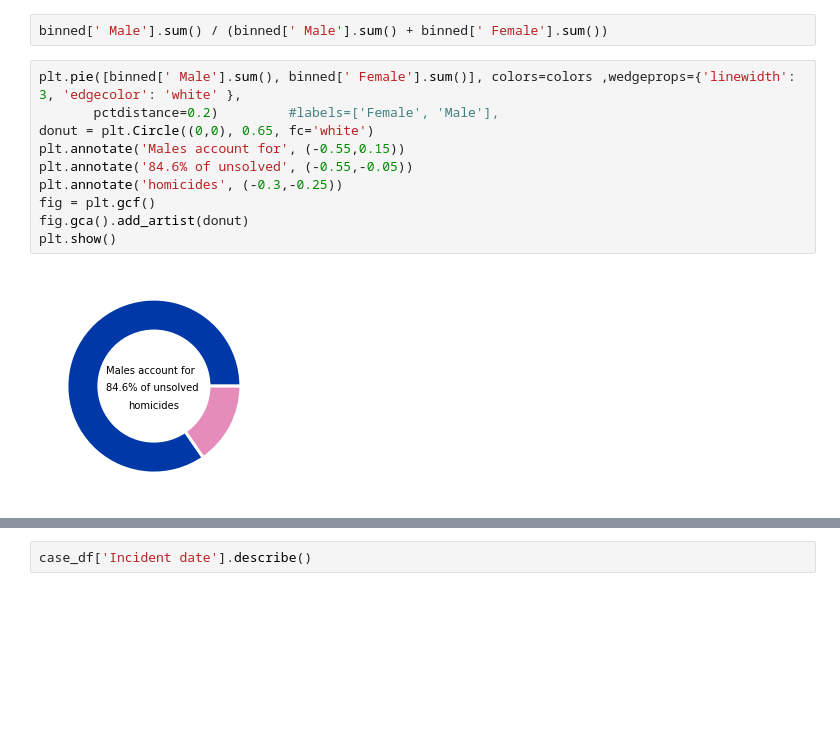
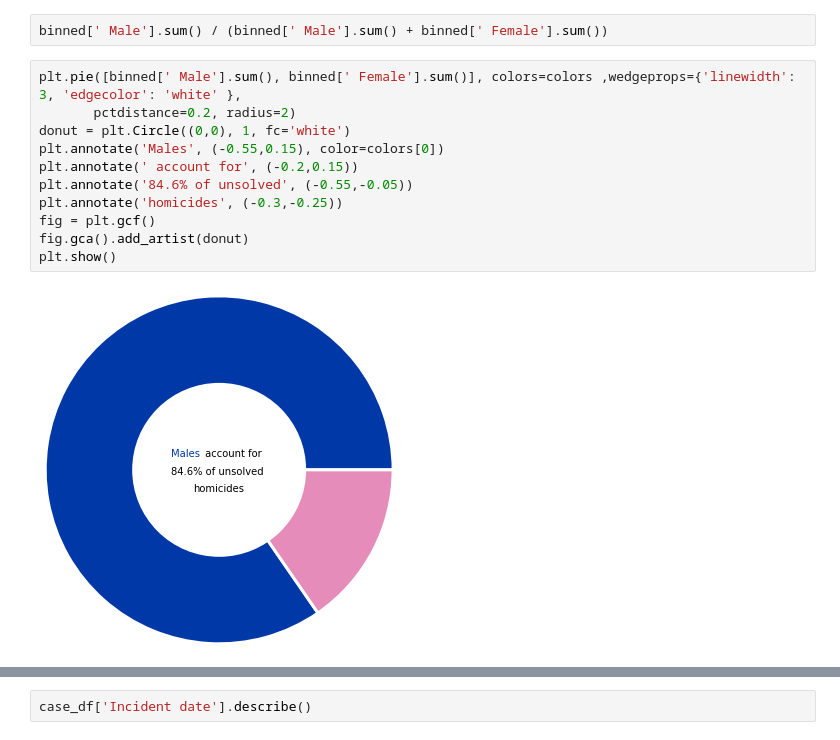
Before and after one commit to IsabelsRepo/IsabelsRepo, a Jupyter notebook: Data-Science/Unsolved Homicide Analysis/Unsolved_Homicides.ipynb, the cells around one changed output, grey strips where cells are left out. Drawn from its saved outputs; the diff is of its cells as text; blank space fills up the shorter version.

```diff
--- a/Data-Science/Unsolved Homicide Analysis/Unsolved_Homicides.ipynb
+++ b/Data-Science/Unsolved Homicide Analysis/Unsolved_Homicides.ipynb
@@ -346,15 +368,16 @@ plt.show()
 binned[' Male'].sum() / (binned[' Male'].sum() + binned[' Female'].sum())
 # %%
 plt.pie([binned[' Male'].sum(), binned[' Female'].sum()], colors=colors ,wedgeprops={'linewidth': 3, 'edgecolor': 'white' },
-       pctdistance=0.2)         #labels=['Female', 'Male'],
-donut = plt.Circle((0,0), 0.65, fc='white')
-plt.annotate('Males account for', (-0.55,0.15))
+       pctdistance=0.2, radius=2)
+donut = plt.Circle((0,0), 1, fc='white')
+plt.annotate('Males', (-0.55,0.15), color=colors[0])
+plt.annotate(' account for', (-0.2,0.15))
 plt.annotate('84.6% of unsolved', (-0.55,-0.05))
 plt.annotate('homicides', (-0.3,-0.25))
 fig = plt.gcf()
 fig.gca().add_artist(donut)
 plt.show()
 # %% [output]
-[figure, old version]
+[figure, new version]
 # %%
 pd.value_counts(case_df['Law enforcement agency'])
```
Also changed, not shown: parts of 52 cells of this notebook.
